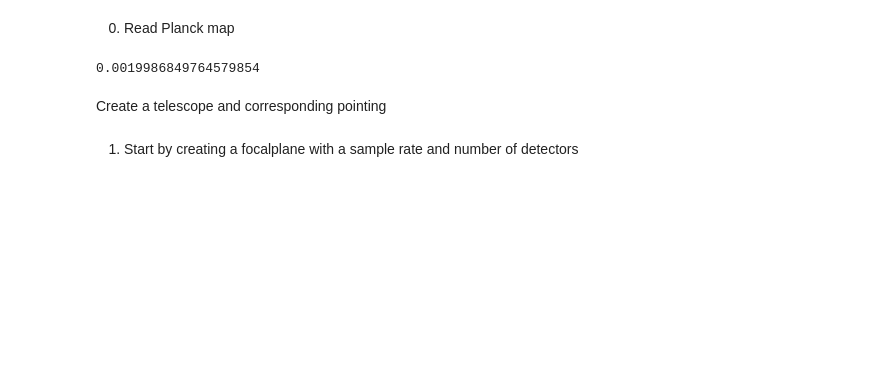
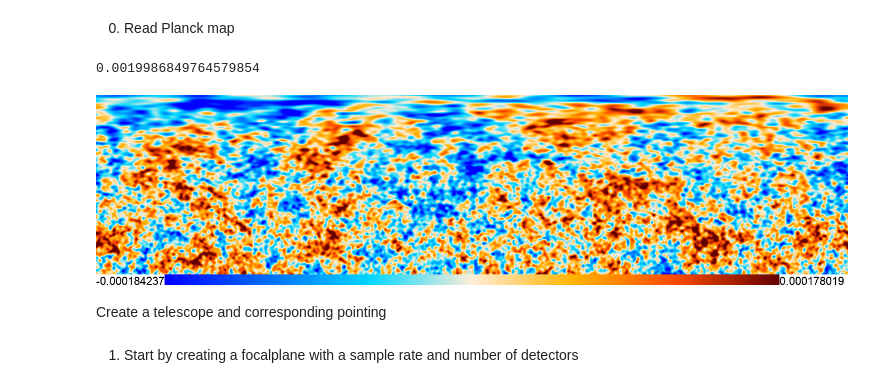
Before and after one commit to julientang/M2-internship, a Jupyter notebook: notebook/pointing.ipynb, the cells around one changed output. Saved outputs shown, nothing was run; the diff lists cells and outputs as text; code cells hidden in the pictures; blank space fills up the shorter version.

```diff
--- a/notebook/pointing.ipynb
+++ b/notebook/pointing.ipynb
@@ -23,3 +27,8 @@ from scipy.linalg import sqrtm
+# %%
+def eshow(x,**kwargs):
+    ''' Define a function to help us plot the maps neatly '''
+    plots = enplot.get_plots(x, **kwargs)
+    enplot.show(plots, method = "ipython")
 # %%
 env = toast.utils.Environment.get()
 comm, procs, rank = toast.get_world()
@@ -65,3 +82,11 @@ resol_amin = resol*amin2rad
 print(resol)
 # %% [output]
 0.0019986849764579854
+# %%
+keys = {"downgrade": 8, "ticks": 10, "colorbar": True}
+# %%
+planck_map_car = enmap.read_map('cmb_030_GC_nside_I_car.FITS')
+# Visualize using eshow
+eshow(planck_map_car, **keys)
+# %% [output]
+[figure, added]
```
Also changed, not shown: parts of 111 cells of this notebook, 3 other files.
